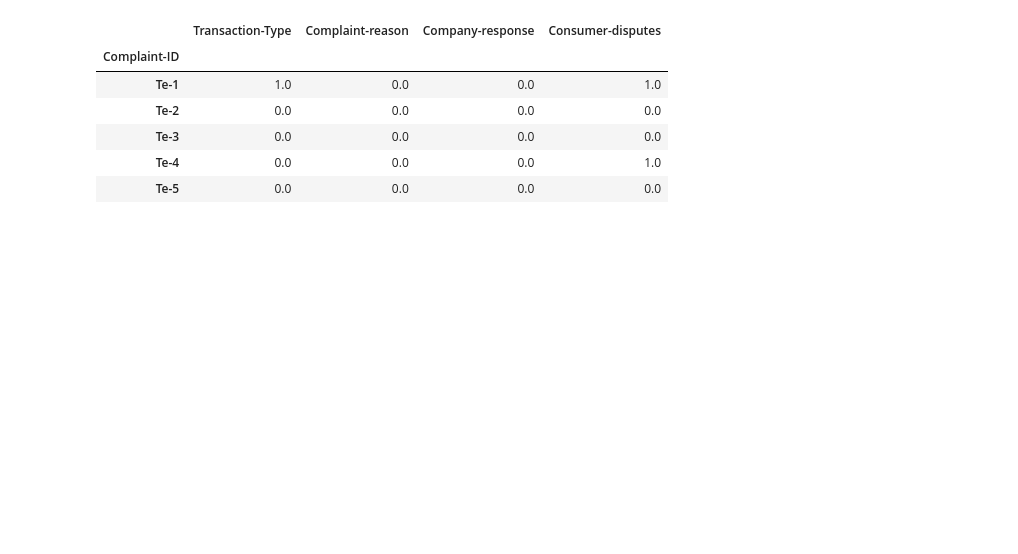
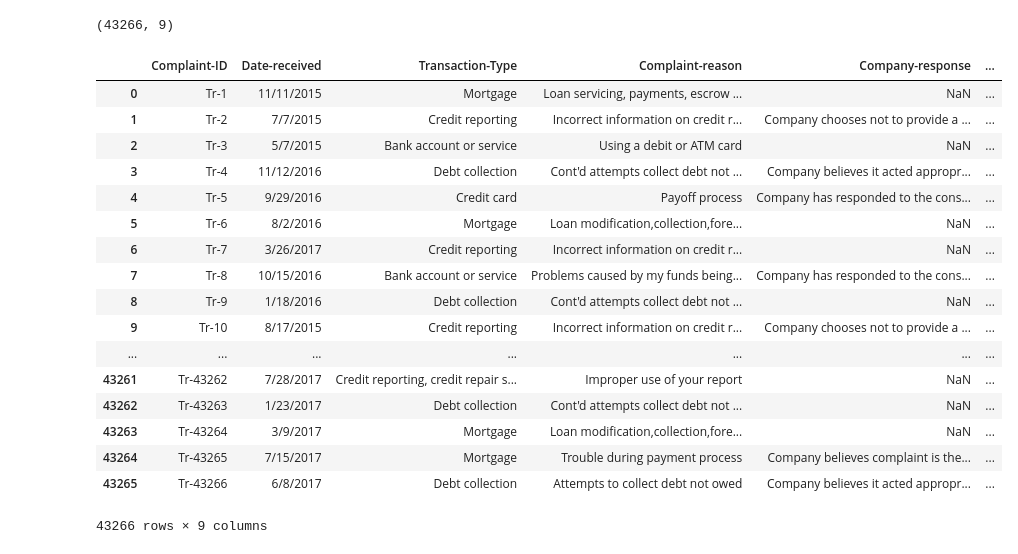
Before and after one commit to epicalyx/Brain_Wave-Solution, a Jupyter notebook: code/brainwave1.ipynb, the cells around one changed output. Saved outputs shown, nothing was run; the diff lists cells and outputs as text; code cells hidden in the pictures; blank space fills up the shorter version.

```diff
--- a/code/brainwave1.ipynb
+++ b/code/brainwave1.ipynb
@@ -536,10 +0,0 @@ cat_test_data.set_index('Complaint-ID',inplace=True)
-# %%
-cat_test_data.head()
-# %% [output]
-|  | Transaction-Type | Complaint-reason | Company-response | Consumer-disputes |
-| Complaint-ID |  |  |  |  |
-| Te-1 | 1.0 | 0.0 | 0.0 | 1.0 |
-| Te-2 | 0.0 | 0.0 | 0.0 | 0.0 |
-| Te-3 | 0.0 | 0.0 | 0.0 | 0.0 |
-| Te-4 | 0.0 | 0.0 | 0.0 | 1.0 |
-| Te-5 | 0.0 | 0.0 | 0.0 | 0.0 |
@@ -545,0 +3,29 @@ cat_test_data.head()
+# %%
+data=pd.read_csv(r"C:\Users\PIYUSH\Desktop\train.csv")
+# %%
+data=pd.DataFrame(data)
+# %%
+data.shape
+# %% [output]
+(43266, 9)
+# %%
+data
+# %% [output]
+|  | Complaint-ID | Date-received | Transaction-Type | Complaint-reason | Company-response | ... |
+| 0 | Tr-1 | 11/11/2015 | Mortgage | Loan servicing, payments, escrow ... | NaN | ... |
+| 1 | Tr-2 | 7/7/2015 | Credit reporting | Incorrect information on credit r... | Company chooses not to provide a ... | ... |
+| 2 | Tr-3 | 5/7/2015 | Bank account or service | Using a debit or ATM card | NaN | ... |
+| 3 | Tr-4 | 11/12/2016 | Debt collection | Cont'd attempts collect debt not ... | Company believes it acted appropr... | ... |
+| 4 | Tr-5 | 9/29/2016 | Credit card | Payoff process | Company has responded to the cons... | ... |
+| 5 | Tr-6 | 8/2/2016 | Mortgage | Loan modification,collection,fore... | NaN | ... |
+| 6 | Tr-7 | 3/26/2017 | Credit reporting | Incorrect information on credit r... | NaN | ... |
+| 7 | Tr-8 | 10/15/2016 | Bank account or service | Problems caused by my funds being... | Company has responded to the cons... | ... |
+| 8 | Tr-9 | 1/18/2016 | Debt collection | Cont'd attempts collect debt not ... | NaN | ... |
+| 9 | Tr-10 | 8/17/2015 | Credit reporting | Incorrect information on credit r... | Company chooses not to provide a ... | ... |
+| ... | ... | ... | ... | ... | ... | ... |
+| 43261 | Tr-43262 | 7/28/2017 | Credit reporting, credit repair s... | Improper use of your report | NaN | ... |
+| 43262 | Tr-43263 | 1/23/2017 | Debt collection | Cont'd attempts collect debt not ... | NaN | ... |
+| 43263 | Tr-43264 | 3/9/2017 | Mortgage | Loan modification,collection,fore... | NaN | ... |
+| 43264 | Tr-43265 | 7/15/2017 | Mortgage | Trouble during payment process | Company believes complaint is the... | ... |
+| 43265 | Tr-43266 | 6/8/2017 | Debt collection | Attempts to collect debt not owed | Company believes it acted appropr... | ... |
+43266 rows × 9 columns
```
Also changed, not shown: parts of 93 cells of this notebook.
